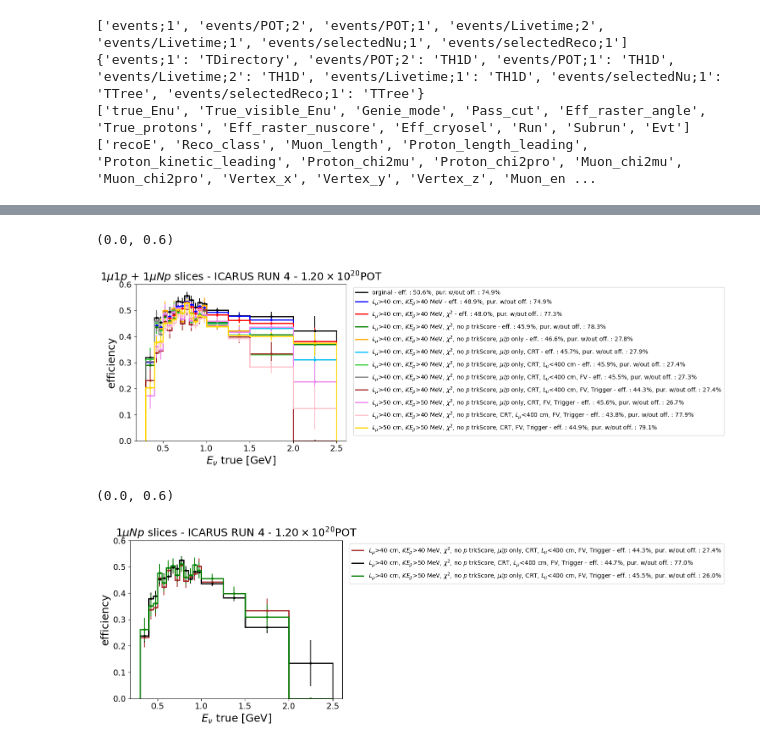
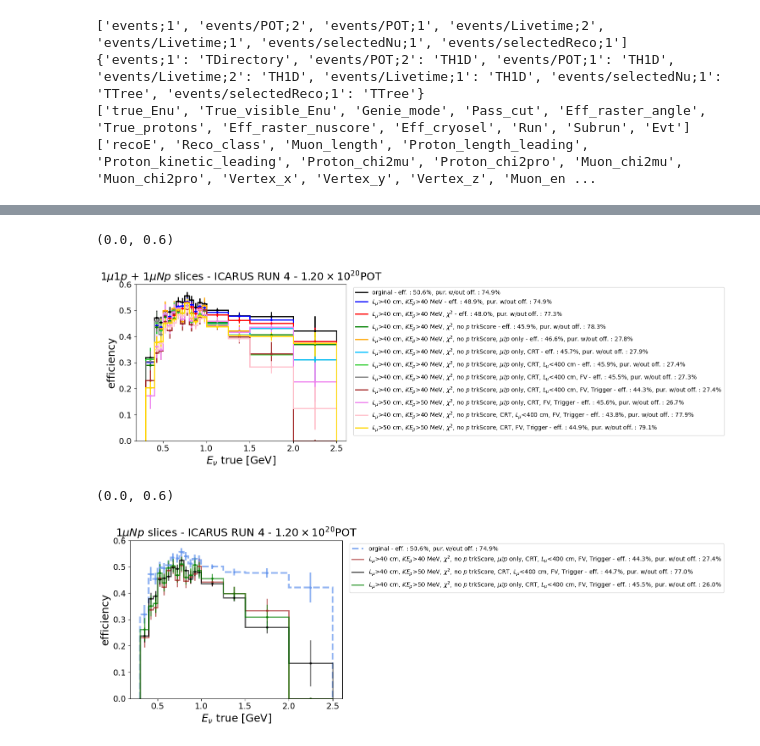
Before and after one commit to NicolaSommaggio/NicolaICARUS, a Jupyter notebook: MAPLE/selection_icarus/read_sbruce_tree.ipynb, the cells around one changed output, grey strips where cells are left out. Cells and saved outputs as stored; diff of their text form; code cells hidden in the pictures.

Commit message:
update plotting MAPLE - GUMP studies

```diff
--- a/MAPLE/selection_icarus/read_sbruce_tree.ipynb
+++ b/MAPLE/selection_icarus/read_sbruce_tree.ipynb
@@ -134,7 +118,7 @@ def get_df(filename) :
     #return df_nu[(df_nu['True_protons']==1)],df_reco[df_reco['Number_protons'] > 1]
     return df_nu,df_reco
 
-def get_eff_pur(df_reco, df_nu, color, label) :
+def get_eff_pur(df_reco, df_nu, color, label, lw=2, ls='-',alpha=1) :
     #mask = (df_reco['Reco_class'] == 1) | (df_reco['Reco_class'] == 2)
     #correctly_classified_slice = df_reco[mask]
     #efficiency_slice = correctly_classified_slice.shape[0] / df_nu.shape[0]
@@ -160,10 +144,10 @@ def get_eff_pur(df_reco, df_nu, color, label) :
     errors = np.zeros_like(ratio)
     errors[mask] = np.sqrt(ratio[mask] * (1 - ratio[mask]) / counts_all[mask])
 
-    plt.stairs(ratio, bin_edges, color=color, linewidth=2, alpha=1, label=f'{label} - eff. : {efficiency*100:.1f}%, pur. w/out off. : {purity*100:.1f}%')
+    plt.stairs(ratio, bin_edges, color=color, linewidth=2, label=f'{label} - eff. : {efficiency*100:.1f}%, pur. w/out off. : {purity*100:.1f}%', lw=lw, ls=ls, alpha=alpha)
 
     # Plot error bars
-    plt.errorbar(bin_centers, ratio, yerr=errors, fmt='o', markersize=3, color=color, alpha=1)
+    plt.errorbar(bin_centers, ratio, yerr=errors, fmt='o', markersize=3, color=color,lw=lw, alpha=alpha)
 
 
     return efficiency, purity
@@ -264,45 +248,55 @@ plt.ylim(0,0.6)
 #plt.savefig('plots/eff_curves_Np.pdf', format='pdf', bbox_inches='tight')
 # %% [output]
 (0.0, 0.6)
-[figure, old version]
+[figure, new version]
 # %%
 df_nu_muL_pKE_pid_trackscore_vis_crt_Lmumax_FV_Trigger, df_reco_muL_pKE_pid_trackscore_vis_crt_Lmumax_FV_Trigger = get_df(files[8])
 df_nu_GUMP_FINAL_mod, df_reco_GUMP_FINAL_mod = get_df('sbruce_trees/CUT_TEST/MC_CONCAT/SBRUCE_TREE_MAPLE_NICOLA_RUN4_MU_L_40_PRO_KE_50_CHI2_VAR_TRACKSCORE_VAR_NOVISIBLE_VAR_CRTveto_Lmu_FV_Trigger_GUMP_FINAL_MOD.root')
 df_nu_GUMP_FINAL_mod1, df_reco_GUMP_FINAL_mod1 = get_df('sbruce_trees/CUT_TEST/MC_CONCAT/SBRUCE_TREE_MAPLE_NICOLA_RUN4_MU_L_40_PRO_KE_50_CHI2_VAR_TRACKSCORE_VAR_VISIBLE_VAR_CRTveto_Lmu_FV_Trigger_GUMP_FINAL_MOD1.root')
 
+eff_standard, pur_standard = get_eff_pur(
+    df_reco_standard,
+    df_nu_standard,
+    'cornflowerblue',
+    'orginal',
+    3, '--', 0.7)
+
 eff_muL_pKE_pid_trackscore_vis_crt_Lmumax_FV_Trigger, pur_muL_pKE_pid_trackscore_vis_crt_Lmumax_FV_Trigger = get_eff_pur(
     df_reco_muL_pKE_pid_trackscore_vis_crt_Lmumax_FV_Trigger,
     df_nu_muL_pKE_pid_trackscore_vis_crt_Lmumax_FV_Trigger,
     'brown',
-    r'$L_{\mu}$>40 cm, $KE_p$>40 MeV, $\chi^2$, no $p$ trkScore, $\mu$/$p$ only, CRT, $L_{\mu}$<400 cm, FV, Trigger')
+    r'$L_{\mu}$>40 cm, $KE_p$>40 MeV, $\chi^2$, no $p$ trkScore, $\mu$/$p$ only, CRT, $L_{\mu}$<400 cm, FV, Trigger',
+    2, '-', 0.7)
 
 
 eff_GUMP_FINAL_mod, pur_GUMP_FINAL_mod = get_eff_pur(
     df_reco_GUMP_FINAL_mod,
     df_nu_GUMP_FINAL_mod,
     'black',
-    r'$L_{\mu}$>40 cm, $KE_p$>50 MeV, $\chi^2$, no $p$ trkScore, CRT, $L_{\mu}$<400 cm, FV, Trigger')
+    r'$L_{\mu}$>40 cm, $KE_p$>50 MeV, $\chi^2$, no $p$ trkScore, CRT, $L_{\mu}$<400 cm, FV, Trigger',
+    2, '-', 0.7)
 
 
 eff_GUMP_FINAL_mod1, pur_GUMP_FINAL_mod1 = get_eff_pur(
     df_reco_GUMP_FINAL_mod1,
     df_nu_GUMP_FINAL_mod1,
     'green',
-    r'$L_{\mu}$>40 cm, $KE_p$>50 MeV, $\chi^2$, no $p$ trkScore, $\mu$/$p$ only, CRT, $L_{\mu}$<400 cm, FV, Trigger')
+    r'$L_{\mu}$>40 cm, $KE_p$>50 MeV, $\chi^2$, no $p$ trkScore, $\mu$/$p$ only, CRT, $L_{\mu}$<400 cm, FV, Trigger',
+    2, '-', 0.7)
 
 
 plt.legend(loc='upper left', fontsize=10, bbox_to_anchor=(1.02, 1))
 plt.xlabel(r'$E_{\nu}$ true [GeV]', fontsize = 18)
 plt.ylabel('efficiency', fontsize = 18)
 plt.xticks(fontsize=14)
 plt.yticks(fontsize=14)
 #plt.title(r'$1\mu 1p$ + $1\mu Np$ slices - ICARUS RUN 4 - $1.20\times10^{20}$POT', fontsize = 18)
 plt.title(r'$1\mu Np$ slices - ICARUS RUN 4 - $1.20\times10^{20}$POT', fontsize = 18)
 plt.ylim(0,0.6)
-#plt.savefig('plots/eff_curves_final_Np.pdf', format='pdf', bbox_inches='tight')
+#plt.savefig('plots/eff_curves_Np_final.pdf', format='pdf', bbox_inches='tight')
 # %% [output]
 (0.0, 0.6)
-[figure, old version]
+[figure, new version]
 # %%
 labels = [
     'MAPLE Standard',
```
Also changed, not shown: parts of 6 cells of this notebook, 23 other files.
